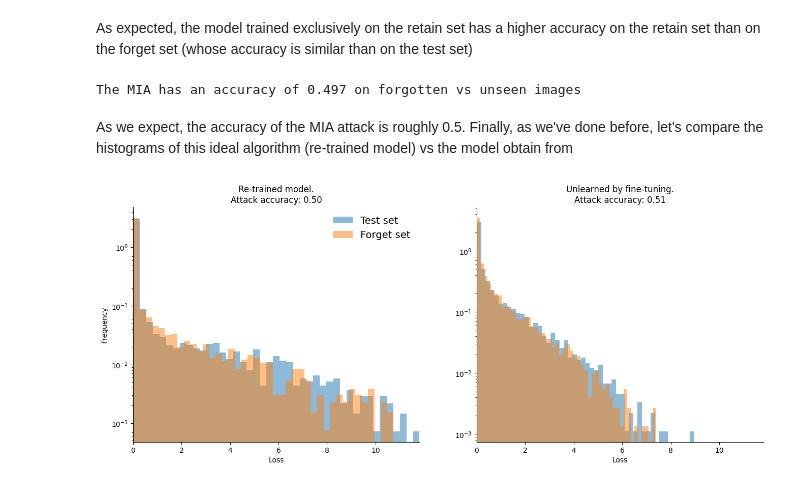
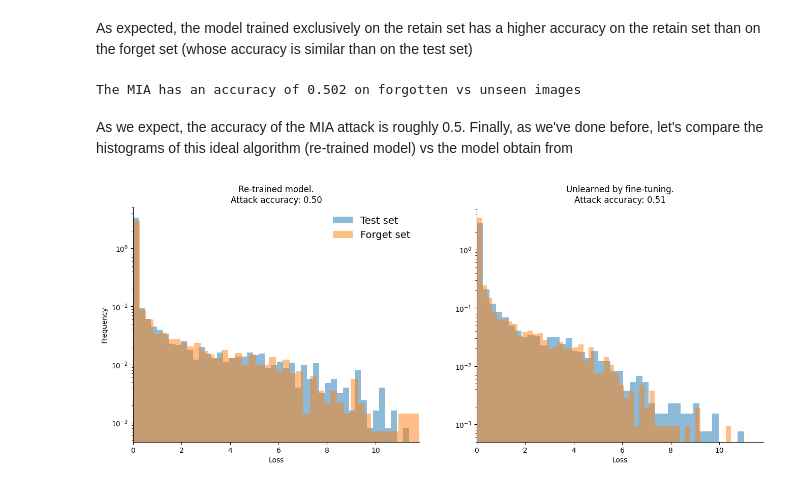
Before and after one commit to unlearning-challenge/starting-kit, a Jupyter notebook: unlearning-CIFAR10.ipynb, the cells around one changed output. Cells and saved outputs as stored; diff of their text form; code cells hidden in the pictures.

Commit message:
Use a deterministic split for forget and retain sets

```diff
--- a/unlearning-CIFAR10.ipynb
+++ b/unlearning-CIFAR10.ipynb
@@ -70,9 +70,24 @@ test_set, val_set = torch.utils.data.random_split(held_out, [0.5, 0.5], generato
 test_loader = DataLoader(test_set, batch_size=128, shuffle=False, num_workers=2)
 val_loader = DataLoader(val_set, batch_size=128, shuffle=False, num_workers=2)
 
-# for the unlearning algorithm we'll also need a split of the train set into
-# forget_set and a retain_set
-forget_set, retain_set = torch.utils.data.random_split(train_set, [0.1, 0.9], generator=RNG)
+# download the forget and retain index split
+local_path = "forget_idx.npy"
+if not os.path.exists(local_path):
+    response = requests.get(
+        "https://unlearning-challenge.s3.eu-west-1.amazonaws.com/cifar10/" + local_path
+    )
+    open(local_path, "wb").write(response.content)
+forget_idx = np.load(local_path)
+
+# construct indices of retain from those of the forget set
+forget_mask = np.zeros(len(train_set.targets), dtype=bool)
+forget_mask[forget_idx] = True
+retain_idx = np.arange(forget_mask.size)[~forget_mask]
+
+# split train set into a forget and a retain set
+forget_set = torch.utils.data.Subset(train_set, forget_idx)
+retain_set = torch.utils.data.Subset(train_set, retain_idx)
+
 forget_loader = torch.utils.data.DataLoader(
     forget_set, batch_size=128, shuffle=True, num_workers=2
 )
@@ -176,7 +202,7 @@ def unlearning(net, retain, forget, validation):
     Returns:
       net : updated model
     """
-    epochs = 2
+    epochs = 5
 
     criterion = nn.CrossEntropyLoss()
     optimizer = optim.SGD(net.parameters(), lr=0.1, momentum=0.9, weight_decay=5e-4)
@@ -334,7 +360,9 @@ ax1.set_title(f"Pre-trained model.\nAttack accuracy: {mia_scores.mean():0.2f}")
 ax1.hist(test_losses, density=True, alpha=0.5, bins=50, label="Test set")
 ax1.hist(forget_losses, density=True, alpha=0.5, bins=50, label="Forget set")
 
-ax2.set_title(f"Unlearned by fine-tuning.\nAttack accuracy: {ft_mia_scores.mean():0.2f}")
+ax2.set_title(
+    f"Unlearned by fine-tuning.\nAttack accuracy: {ft_mia_scores.mean():0.2f}"
+)
 ax2.hist(ft_test_losses, density=True, alpha=0.5, bins=50, label="Test set")
 ax2.hist(ft_forget_losses, density=True, alpha=0.5, bins=50, label="Forget set")
 
@@ -396,31 +424,33 @@ print(
     f"The MIA has an accuracy of {rt_mia_scores.mean():.3f} on forgotten vs unseen images"
 )
 # %% [output]
-The MIA has an accuracy of 0.497 on forgotten vs unseen images
+The MIA has an accuracy of 0.502 on forgotten vs unseen images
 # %% [markdown]
 As we expect, the accuracy of the MIA attack is roughly 0.5. Finally, as we've done before, let's compare the histograms of this ideal algorithm (re-trained model) vs the model obtain from
 # %%
 fig, (ax1, ax2) = plt.subplots(1, 2, figsize=(16, 6))
 
 ax1.set_title(f"Re-trained model.\nAttack accuracy: {rt_mia_scores.mean():0.2f}")
 ax1.hist(rt_test_losses, density=True, alpha=0.5, bins=50, label="Test set")
 ax1.hist(rt_forget_losses, density=True, alpha=0.5, bins=50, label="Forget set")
 
-ax2.set_title(f"Unlearned by fine-tuning.\nAttack accuracy: {ft_mia_scores.mean():0.2f}")
+ax2.set_title(
+    f"Unlearned by fine-tuning.\nAttack accuracy: {ft_mia_scores.mean():0.2f}"
+)
 ax2.hist(ft_test_losses, density=True, alpha=0.5, bins=50, label="Test set")
 ax2.hist(ft_forget_losses, density=True, alpha=0.5, bins=50, label="Forget set")
 
 ax1.set_xlabel("Loss")
 ax2.set_xlabel("Loss")
 ax1.set_ylabel("Frequency")
 ax1.set_yscale("log")
 ax2.set_yscale("log")
 ax1.set_xlim((0, np.max(test_losses)))
 ax2.set_xlim((0, np.max(test_losses)))
 for ax in (ax1, ax2):
     ax.spines["top"].set_visible(False)
     ax.spines["right"].set_visible(False)
 ax1.legend(frameon=False, fontsize=14)
 plt.show()
 # %% [output]
-[figure, old version]
+[figure, new version]
```
Also changed, not shown: parts of 7 cells of this notebook.
